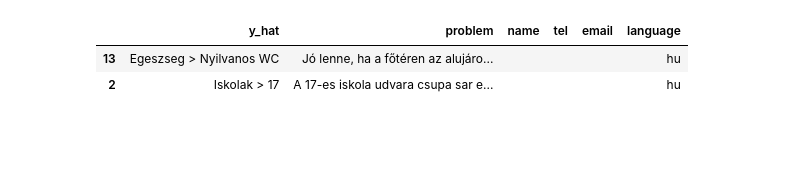
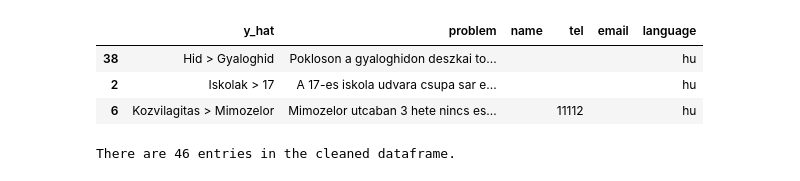
Before and after one commit to WSzP/Problema-ML, a Jupyter notebook: export-to-docx.ipynb, the cells around one changed output. Saved outputs shown, nothing was run; the diff lists cells and outputs as text; code cells hidden in the pictures; blank space fills up the shorter version.

```diff
--- a/export-to-docx.ipynb
+++ b/export-to-docx.ipynb
@@ -4,13 +4,18 @@ import pandas as pd
 # %%
 df = pd.read_csv(r'./Data/problema.csv',dtype="str",usecols=['y_hat','problem','name','tel','email','language'])
 df.fillna(value='',inplace=True)
 df["y_hat"] = df["y_hat"].astype("category")
 df.sort_values(by=["y_hat"],inplace=True)
-df[:2]
+df[2:5]
 # %% [output]
 |  | y_hat | problem | name | tel | email | language |
-| 13 | Egeszseg > Nyilvanos WC | Jó lenne, ha a főtéren az alujáro... |  |  |  | hu |
+| 38 | Hid > Gyaloghid | Pokloson a gyaloghidon deszkai to... |  |  |  | hu |
 | 2 | Iskolak > 17 | A 17-es iskola udvara csupa sar e... |  |  |  | hu |
+| 6 | Kozvilagitas > Mimozelor | Mimozelor utcaban 3 hete nincs es... |  | 11112 |  | hu |
+# %%
+print(f"There are {len(df)} entries in the cleaned dataframe.")
+# %% [output]
+There are 46 entries in the cleaned dataframe.
 # %%
 df["y_hat"].value_counts()
 # %% [output]
```
Also changed, not shown: parts of 2 cells of this notebook, 1 other file.
